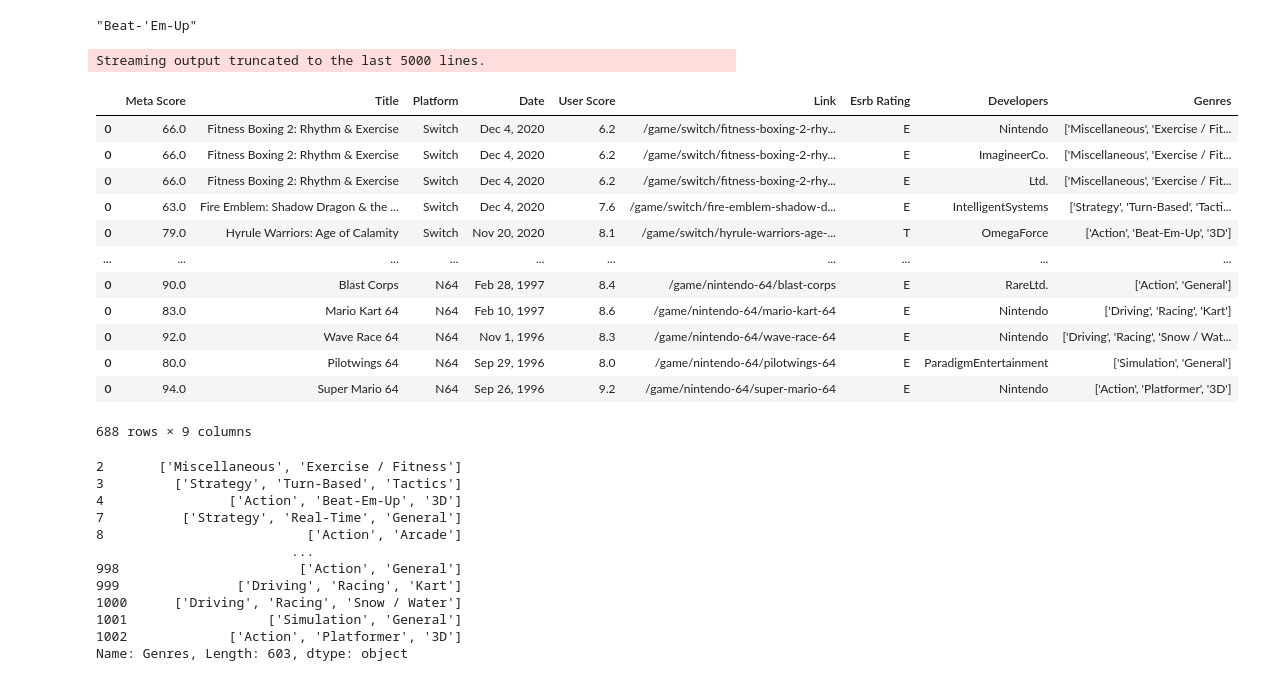
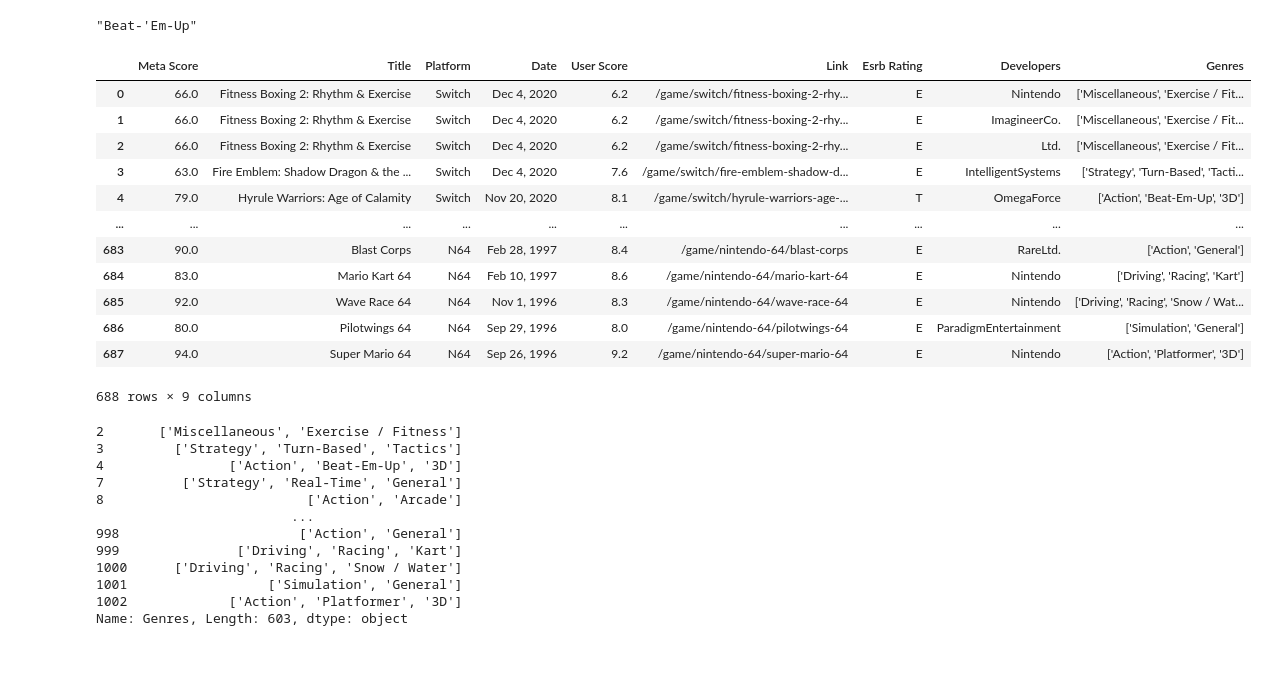
Before and after one commit to R-driste/3.3.1_for_5.13.23, a Jupyter notebook: NINTENDO.ipynb, the cells around one changed output. Drawn from its saved outputs; the diff is of its cells as text; code cells hidden in the pictures.

```diff
--- a/NINTENDO.ipynb
+++ b/NINTENDO.ipynb
@@ -72,41 +72,40 @@ def expand_lists(column_name, df):
 # %%
 nintendo_df['Genres'] = nintendo_df['Genres'].str.replace('"Beat-\'Em-Up"', "'Beat-Em-Up'")
 
 new_df = pd.DataFrame()
 for row in nintendo_df.values:
     row_genres = string_to_list(row[-1])
     for genre in row_genres:
       new_row = row[:-1].tolist()
       new_row.append(genre)
       new_data = pd.DataFrame([new_row], columns=headers)
-      new_df = new_df.append(new_data)
+      new_df = pd.concat([new_df, new_data], ignore_index=True)
 
 new_df_2 = pd.DataFrame()
 for row in nintendo_df.values:
     row_devs = string_to_list(row[-2])
     for dev in row_devs:
       new_row = row.tolist()
       del new_row[-2]
       new_row.insert(-1,dev)
       new_data = pd.DataFrame([new_row], columns=headers)
-      new_df_2 = new_df_2.append(new_data)
+      new_df_2 = pd.concat([new_df_2, new_data], ignore_index=True)
 
 new_df_2
 # %% [output]
+|  | Meta Score | Title | Platform | Date | User Score | Link | Esrb Rating | Developers | Genres |
+| 0 | 66.0 | Fitness Boxing 2: Rhythm & Exercise | Switch | Dec 4, 2020 | 6.2 | /game/switch/fitness-boxing-2-rhy... | E | Nintendo | ['Miscellaneous', 'Exercise / Fit... |
+| 1 | 66.0 | Fitness Boxing 2: Rhythm & Exercise | Switch | Dec 4, 2020 | 6.2 | /game/switch/fitness-boxing-2-rhy... | E | ImagineerCo. | ['Miscellaneous', 'Exercise / Fit... |
+| 2 | 66.0 | Fitness Boxing 2: Rhythm & Exercise | Switch | Dec 4, 2020 | 6.2 | /game/switch/fitness-boxing-2-rhy... | E | Ltd. | ['Miscellaneous', 'Exercise / Fit... |
+| 3 | 63.0 | Fire Emblem: Shadow Dragon & the ... | Switch | Dec 4, 2020 | 7.6 | /game/switch/fire-emblem-shadow-d... | E | IntelligentSystems | ['Strategy', 'Turn-Based', 'Tacti... |
+| 4 | 79.0 | Hyrule Warriors: Age of Calamity | Switch | Nov 20, 2020 | 8.1 | /game/switch/hyrule-warriors-age-... | T | OmegaForce | ['Action', 'Beat-Em-Up', '3D'] |
+| ... | ... | ... | ... | ... | ... | ... | ... | ... | ... |
+| 683 | 90.0 | Blast Corps | N64 | Feb 28, 1997 | 8.4 | /game/nintendo-64/blast-corps | E | RareLtd. | ['Action', 'General'] |
+| 684 | 83.0 | Mario Kart 64 | N64 | Feb 10, 1997 | 8.6 | /game/nintendo-64/mario-kart-64 | E | Nintendo | ['Driving', 'Racing', 'Kart'] |
+| 685 | 92.0 | Wave Race 64 | N64 | Nov 1, 1996 | 8.3 | /game/nintendo-64/wave-race-64 | E | Nintendo | ['Driving', 'Racing', 'Snow / Wat... |
+| 686 | 80.0 | Pilotwings 64 | N64 | Sep 29, 1996 | 8.0 | /game/nintendo-64/pilotwings-64 | E | ParadigmEntertainment | ['Simulation', 'General'] |
+| 687 | 94.0 | Super Mario 64 | N64 | Sep 26, 1996 | 9.2 | /game/nintendo-64/super-mario-64 | E | Nintendo | ['Action', 'Platformer', '3D'] |
-Streaming output truncated to the last 5000 lines.
+688 rows × 9 columns
-|  | Meta Score | Title | Platform | Date | User Score | Link | Esrb Rating | Developers | Genres |
-| 0 | 66.0 | Fitness Boxing 2: Rhythm & Exercise | Switch | Dec 4, 2020 | 6.2 | /game/switch/fitness-boxing-2-rhy... | E | Nintendo | ['Miscellaneous', 'Exercise / Fit... |
-| 0 | 66.0 | Fitness Boxing 2: Rhythm & Exercise | Switch | Dec 4, 2020 | 6.2 | /game/switch/fitness-boxing-2-rhy... | E | ImagineerCo. | ['Miscellaneous', 'Exercise / Fit... |
-| 0 | 66.0 | Fitness Boxing 2: Rhythm & Exercise | Switch | Dec 4, 2020 | 6.2 | /game/switch/fitness-boxing-2-rhy... | E | Ltd. | ['Miscellaneous', 'Exercise / Fit... |
-| 0 | 63.0 | Fire Emblem: Shadow Dragon & the ... | Switch | Dec 4, 2020 | 7.6 | /game/switch/fire-emblem-shadow-d... | E | IntelligentSystems | ['Strategy', 'Turn-Based', 'Tacti... |
-| 0 | 79.0 | Hyrule Warriors: Age of Calamity | Switch | Nov 20, 2020 | 8.1 | /game/switch/hyrule-warriors-age-... | T | OmegaForce | ['Action', 'Beat-Em-Up', '3D'] |
-| ... | ... | ... | ... | ... | ... | ... | ... | ... | ... |
-| 0 | 90.0 | Blast Corps | N64 | Feb 28, 1997 | 8.4 | /game/nintendo-64/blast-corps | E | RareLtd. | ['Action', 'General'] |
-| 0 | 83.0 | Mario Kart 64 | N64 | Feb 10, 1997 | 8.6 | /game/nintendo-64/mario-kart-64 | E | Nintendo | ['Driving', 'Racing', 'Kart'] |
-| 0 | 92.0 | Wave Race 64 | N64 | Nov 1, 1996 | 8.3 | /game/nintendo-64/wave-race-64 | E | Nintendo | ['Driving', 'Racing', 'Snow / Wat... |
-| 0 | 80.0 | Pilotwings 64 | N64 | Sep 29, 1996 | 8.0 | /game/nintendo-64/pilotwings-64 | E | ParadigmEntertainment | ['Simulation', 'General'] |
-| 0 | 94.0 | Super Mario 64 | N64 | Sep 26, 1996 | 9.2 | /game/nintendo-64/super-mario-64 | E | Nintendo | ['Action', 'Platformer', '3D'] |
-688 rows × 9 columns
 # %%
 nintendo_df['Genres']
 # %% [output]
```
